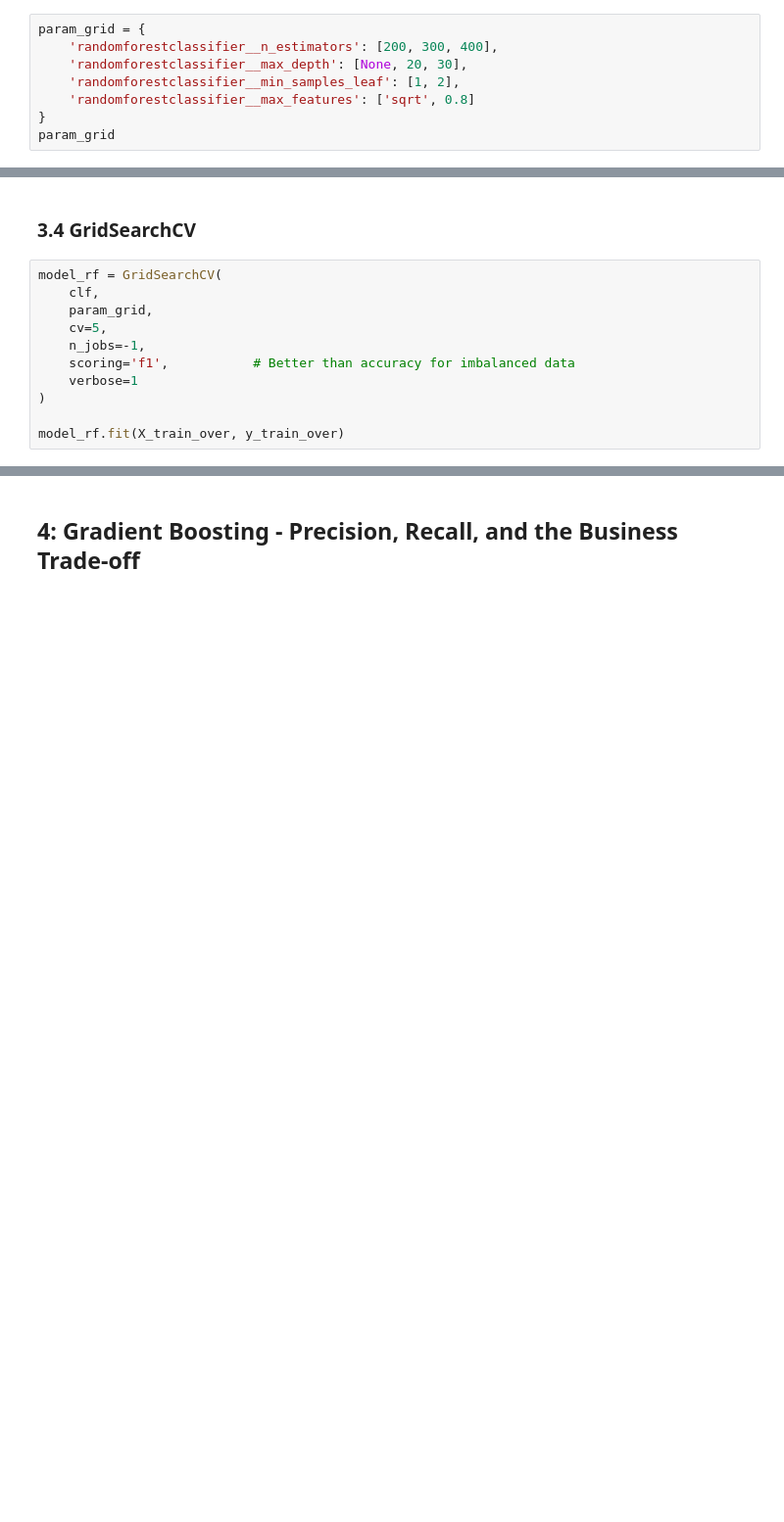
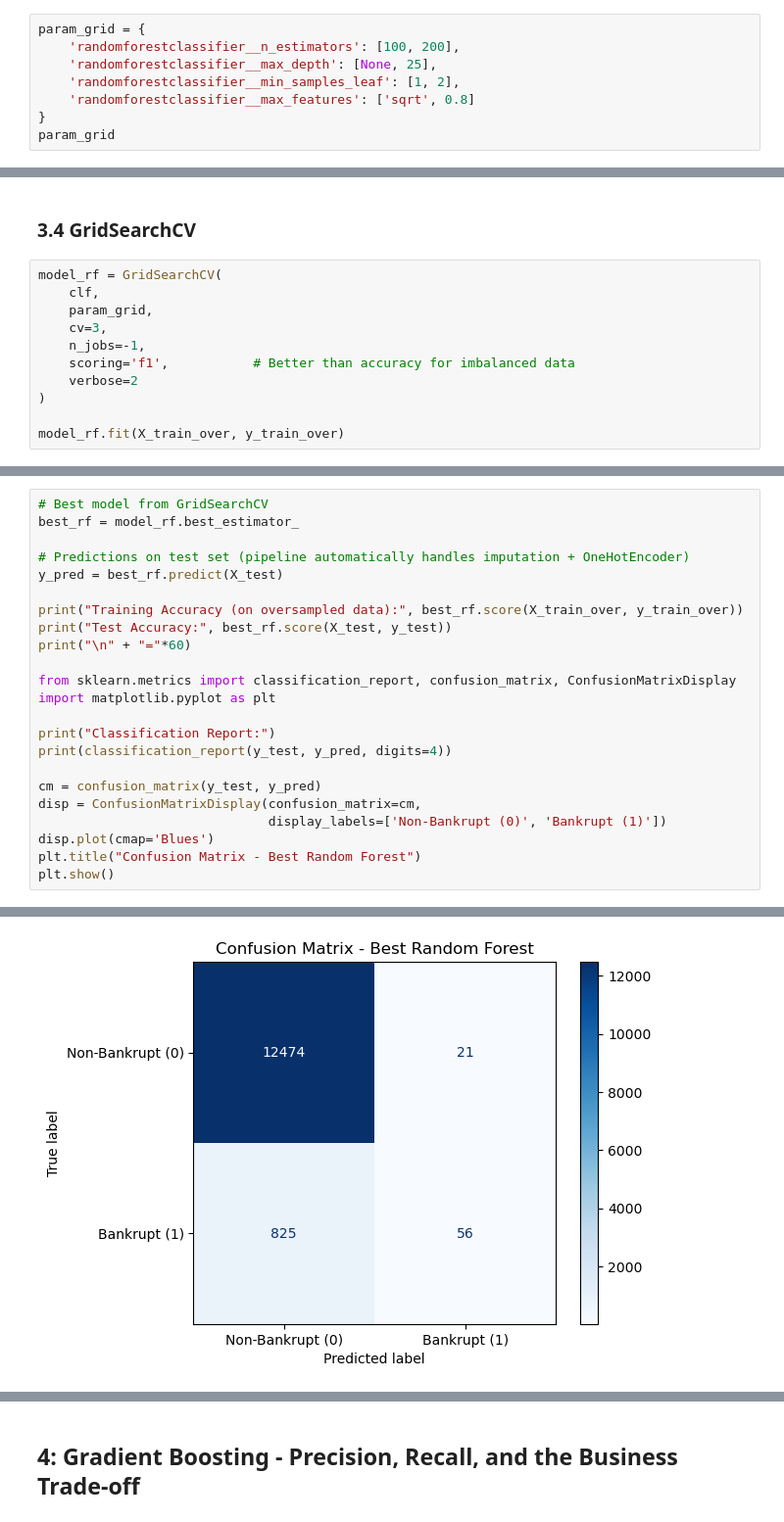
Before and after one commit to AJ-MH/Data-Science-Machine-Learning, a Jupyter notebook: us-bankruptcy/us_bankruptcy_prediction.ipynb, the cells around one changed output, grey strips where cells are left out. Shown at 98% size. Cells and saved outputs as stored; diff of their text form; blank space fills up the shorter version.

Commit message:
Random Forest, GridSearchCV, make_predictions and LFS-tracked model file

```diff
--- a/us-bankruptcy/us_bankruptcy_prediction.ipynb
+++ b/us-bankruptcy/us_bankruptcy_prediction.ipynb
@@ -705,8 +709,8 @@ Mean CV accuracy: 0.9987 ± 0.0002
 ### 3.3 Hyperparameter grid
 # %%
 param_grid = {
-    'randomforestclassifier__n_estimators': [200, 300, 400],
-    'randomforestclassifier__max_depth': [None, 20, 30],
+    'randomforestclassifier__n_estimators': [100, 200],
+    'randomforestclassifier__max_depth': [None, 25],
     'randomforestclassifier__min_samples_leaf': [1, 2],
     'randomforestclassifier__max_features': ['sqrt', 0.8]
 }
@@ -722,10 +726,10 @@ param_grid
 model_rf = GridSearchCV(
     clf,
     param_grid,
-    cv=5,
+    cv=3,
     n_jobs=-1,
     scoring='f1',           # Better than accuracy for imbalanced data
-    verbose=1
+    verbose=2
 )
 
 model_rf.fit(X_train_over, y_train_over)
@@ -777,0 +766,24 @@ plt.show()
+# %%
+# Best model from GridSearchCV
+best_rf = model_rf.best_estimator_
+
+# Predictions on test set (pipeline automatically handles imputation + OneHotEncoder)
+y_pred = best_rf.predict(X_test)
+
+print("Training Accuracy (on oversampled data):", best_rf.score(X_train_over, y_train_over))
+print("Test Accuracy:", best_rf.score(X_test, y_test))
+print("\n" + "="*60)
+
+from sklearn.metrics import classification_report, confusion_matrix, ConfusionMatrixDisplay
+import matplotlib.pyplot as plt
+
+print("Classification Report:")
+print(classification_report(y_test, y_pred, digits=4))
+
+cm = confusion_matrix(y_test, y_pred)
+disp = ConfusionMatrixDisplay(confusion_matrix=cm,
+                              display_labels=['Non-Bankrupt (0)', 'Bankrupt (1)'])
+disp.plot(cmap='Blues')
+plt.title("Confusion Matrix - Best Random Forest")
+plt.show()
+# %% [output]
@@ -777,0 +803 @@ plt.show()
+[figure, added]
```
Also changed, not shown: parts of 21 cells of this notebook, 3 other files.
